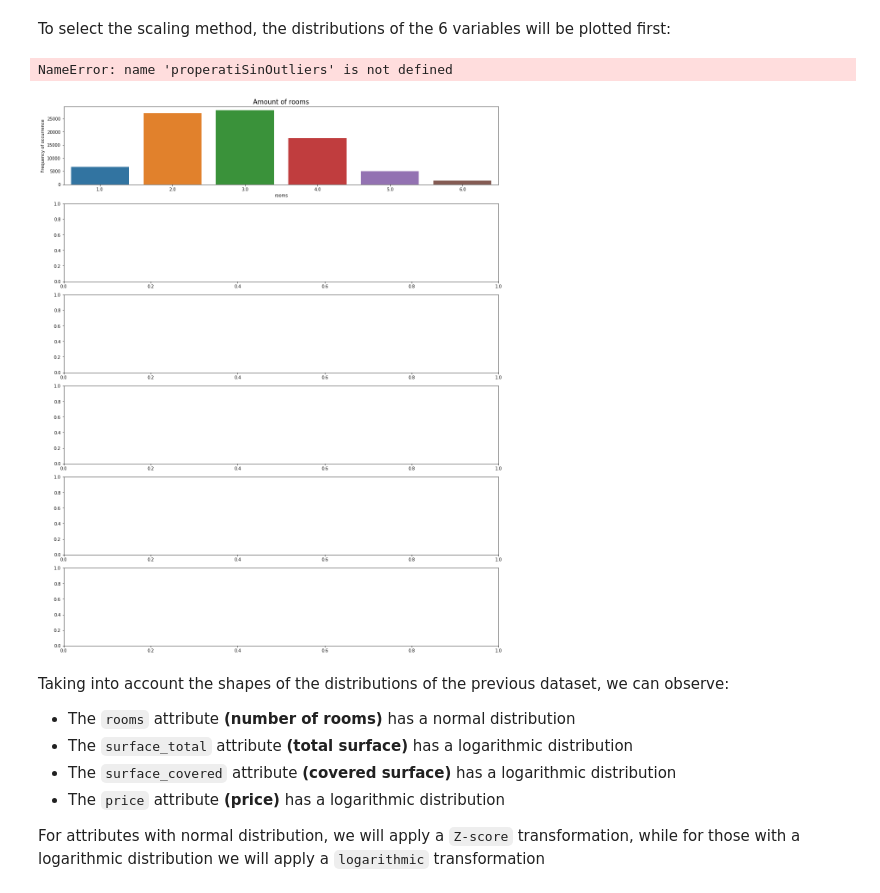
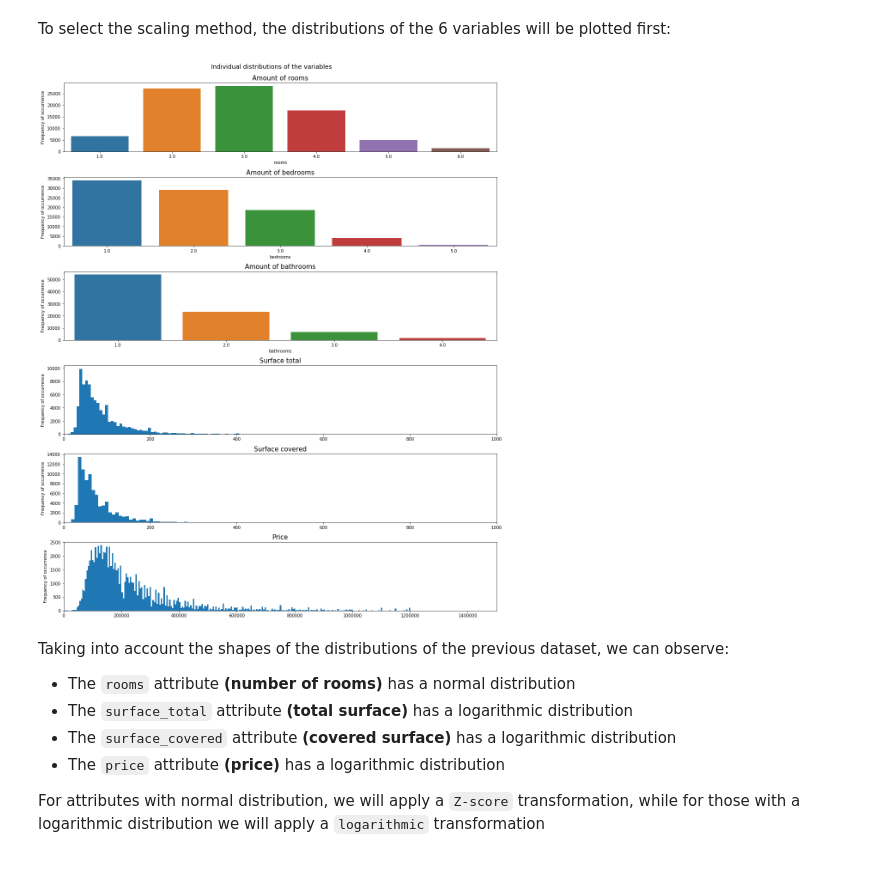
Before and after one commit to gpozzi/machine-learning, a Jupyter notebook: acamica-data-scientist/house_price_prediction/DSProject02.ipynb, the cells around one changed output. Drawn from its saved outputs; the diff is of its cells as text; code cells hidden in the pictures.

```diff
--- a/acamica-data-scientist/house_price_prediction/DSProject02.ipynb
+++ b/acamica-data-scientist/house_price_prediction/DSProject02.ipynb
@@ -380,36 +380,35 @@ ax2.set_ylabel('Frequency of occurrence')
 ax2.set_title("Amount of bedrooms", fontdict={"fontsize":15})
 
 
 sns.countplot(properatiNoOutliers["bathrooms"],
               ax=ax3)
 ax3.set_ylabel('Frequency of occurrence')
 ax3.set_title("Amount of bathrooms", fontdict={"fontsize":15})
 
 ax4.hist(properatiNoOutliers["surface_total"],
               bins=250)
 ax4.set_xlim(0,1000)
 ax4.set_ylabel('Frequency of occurrence')
 ax4.set_title("Surface total", fontdict={"fontsize":15})
 
 ax5.hist(properatiNoOutliers["surface_covered"],
               bins=250)
 ax5.set_xlim(0,1000)
 ax5.set_ylabel('Frequency of occurrence')
 ax5.set_title("Surface covered", fontdict={"fontsize":15})
 
-ax6.hist(properatiSinOutliers["price"],
+ax6.hist(properatiNoOutliers["price"],
               bins=250)
 ax6.set_xlim(0,1500000)
 ax6.set_ylabel('Frequency of occurrence')
 ax6.set_title("Price", fontdict={"fontsize":15})
 ax6.ticklabel_format(style='plain')
 
 
 fig.suptitle("Individual distributions of the variables", size= "x-large")
 plt.show()
 # %% [output]
-NameError: name 'properatiSinOutliers' is not defined
-[figure, old version]
+[figure, new version]
 # %% [markdown]
 Taking into account the shapes of the distributions of the previous dataset, we can observe:
 - The `rooms` attribute **(number of rooms)** has a normal distribution
```
Also changed, not shown: parts of 16 cells of this notebook.
